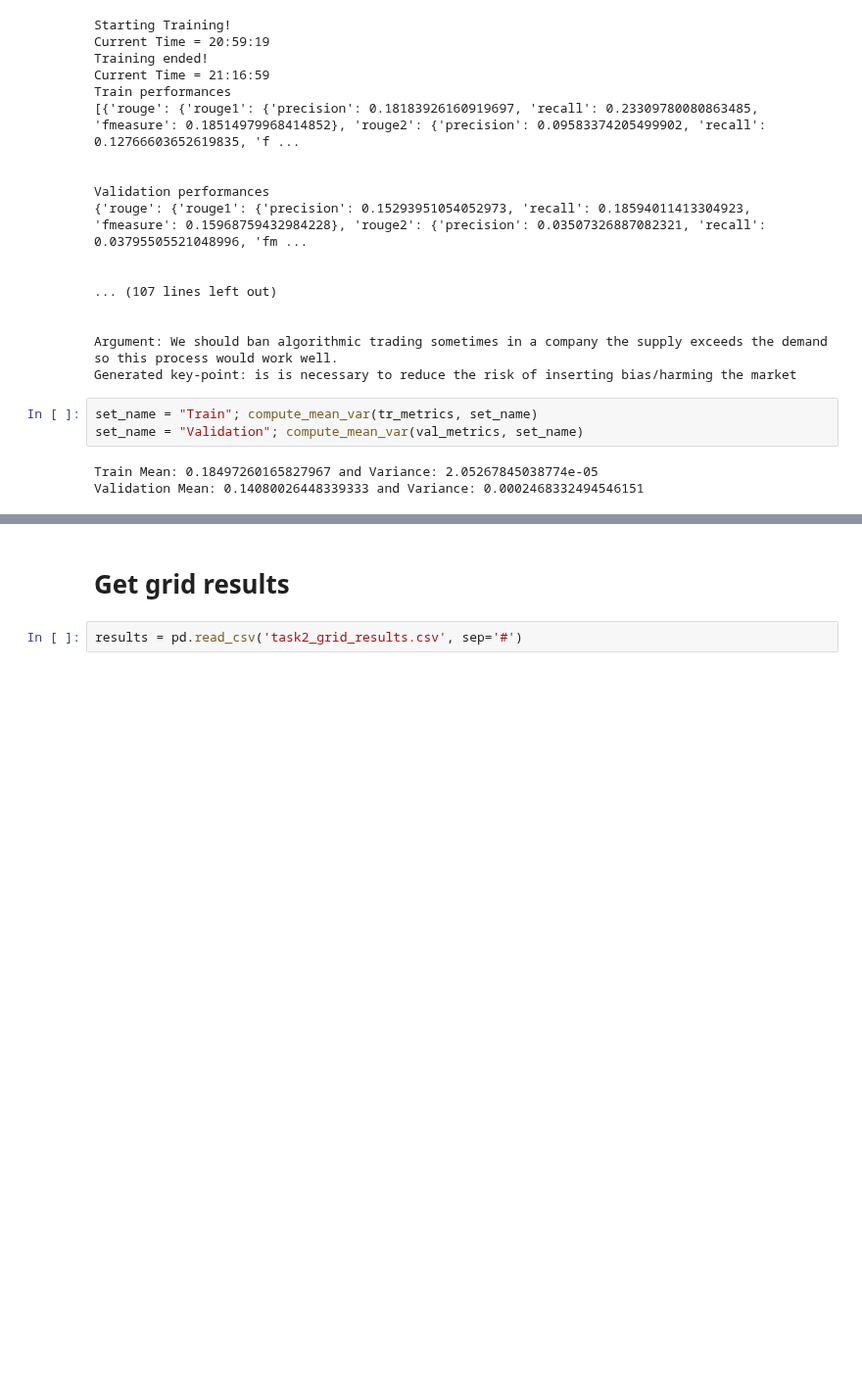
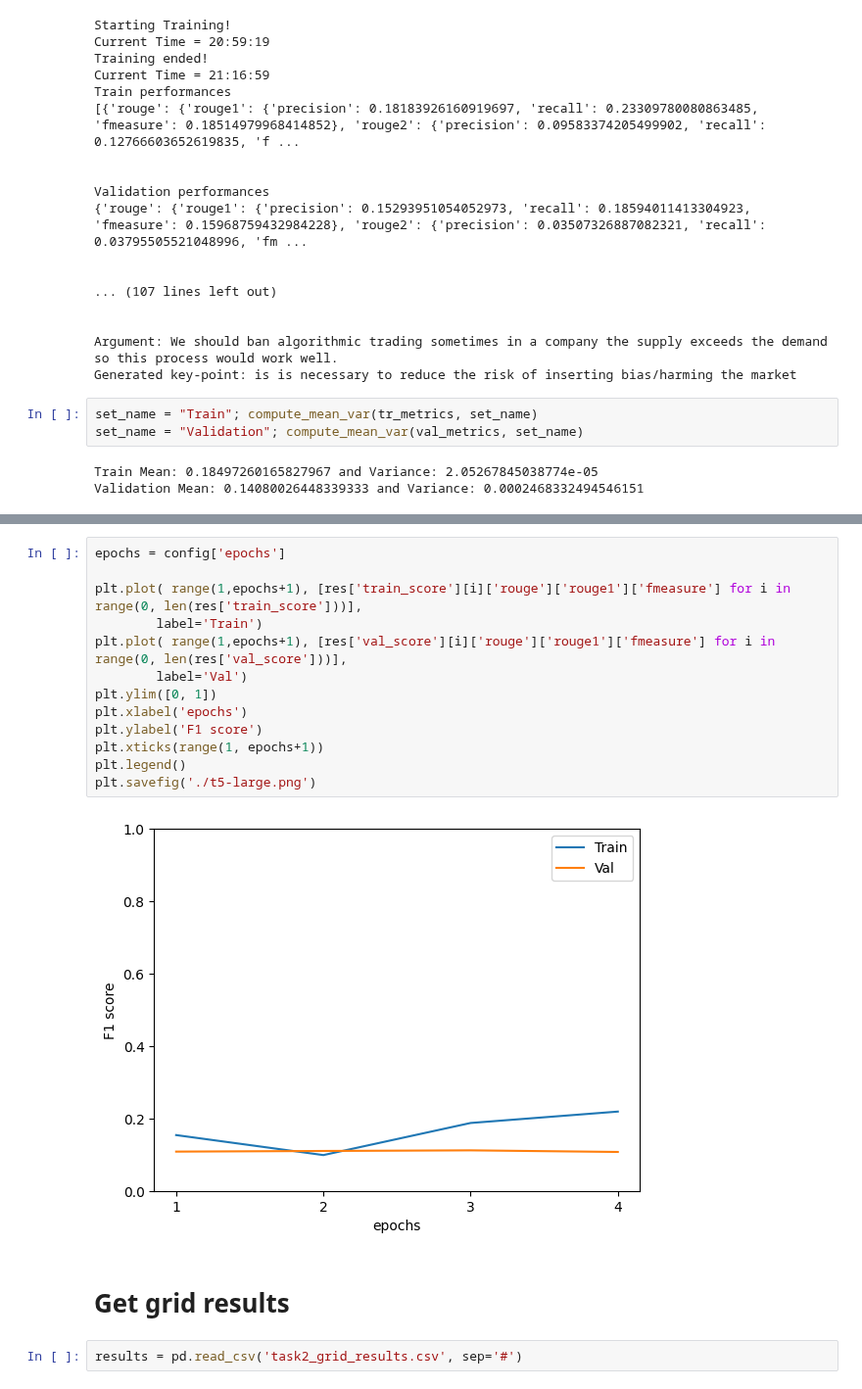
Before and after one commit to mmc185/HLTKeyPointAnalysis, a Jupyter notebook: kp_generation/main_task_2.ipynb, the cells around one changed output, grey strips where cells are left out. Shown at 98% size. Drawn from its saved outputs; the diff is of its cells as text; blank space fills up the shorter version.

```diff
--- a/kp_generation/main_task_2.ipynb
+++ b/kp_generation/main_task_2.ipynb
@@ -536,3 +696,18 @@ Validation Mean: 0.14080026448339333 and Variance: 0.0002468332494546151
+# %%
+epochs = config['epochs']
+
+plt.plot( range(1,epochs+1), [res['train_score'][i]['rouge']['rouge1']['fmeasure'] for i in range(0, len(res['train_score']))],
+        label='Train')
+plt.plot( range(1,epochs+1), [res['val_score'][i]['rouge']['rouge1']['fmeasure'] for i in range(0, len(res['val_score']))],
+        label='Val')
+plt.ylim([0, 1])
+plt.xlabel('epochs')
+plt.ylabel('F1 score')
+plt.xticks(range(1, epochs+1))
+plt.legend()
+plt.savefig('./t5-large.png')
+# %% [output]
+[figure, added]
 # %% [markdown]
 # Get grid results
 # %%
```
Also changed, not shown: parts of 9 cells of this notebook.
